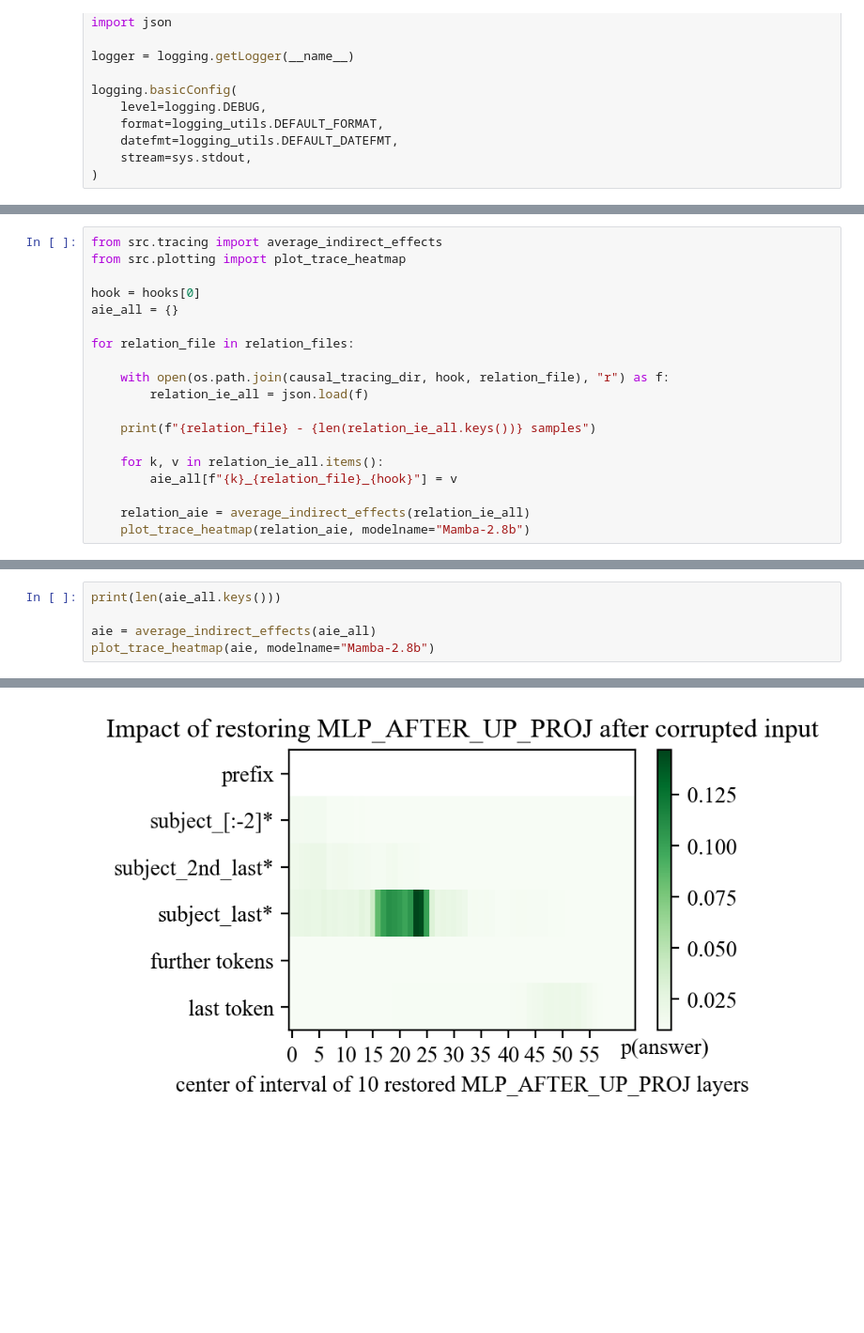
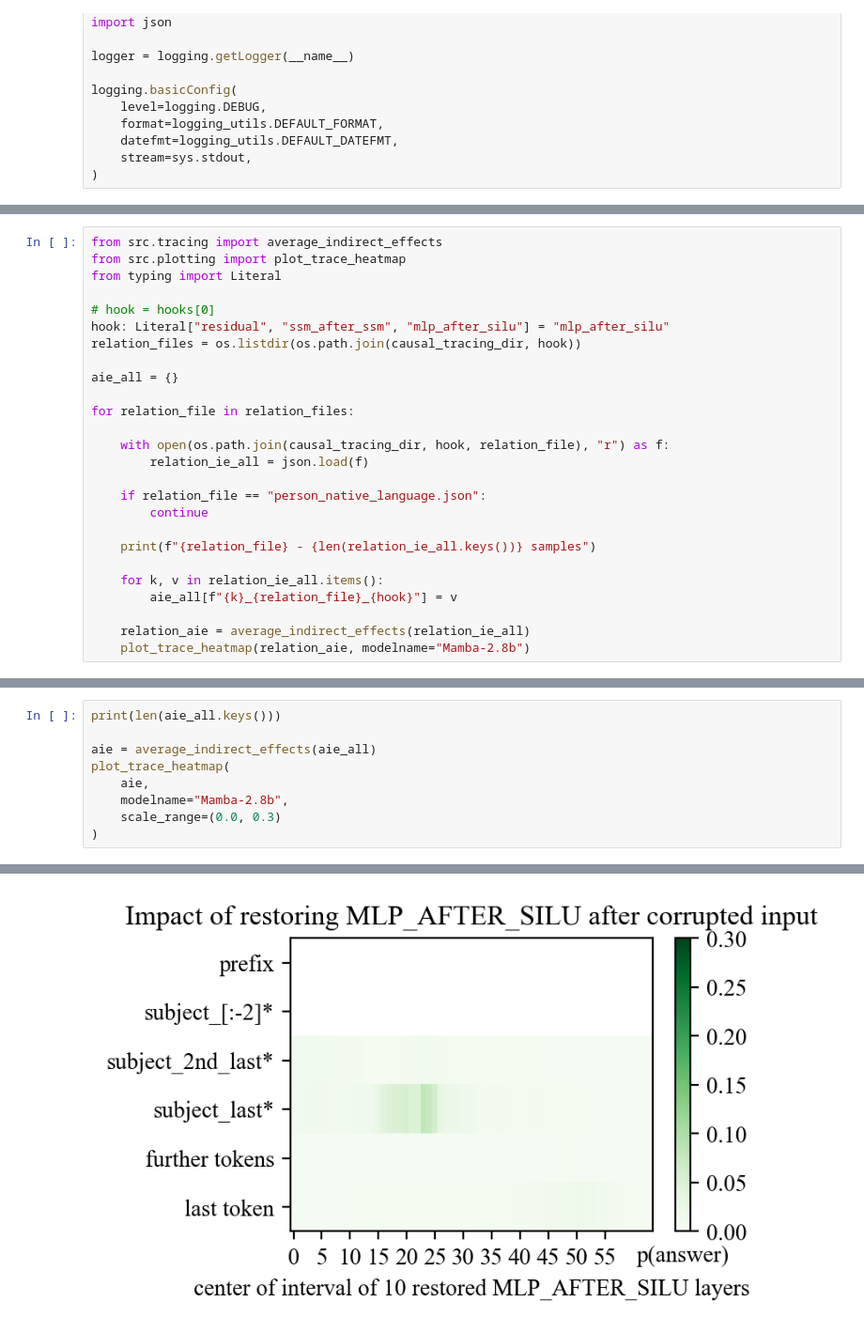
Before and after one commit to arnab-api/romba, a Jupyter notebook: notebooks/figures/causal_tracing.ipynb, the cells around one changed output, grey strips where cells are left out. Shown at 94% size. Saved outputs shown, nothing was run; the diff lists cells and outputs as text; blank space fills up the shorter version.

```diff
--- a/notebooks/figures/causal_tracing.ipynb
+++ b/notebooks/figures/causal_tracing.ipynb
@@ -31,14 +33,21 @@ relation_files = os.listdir(os.path.join(causal_tracing_dir, hooks[0]))
 # %%
 from src.tracing import average_indirect_effects
 from src.plotting import plot_trace_heatmap
+from typing import Literal
 
-hook = hooks[0]
+# hook = hooks[0]
+hook: Literal["residual", "ssm_after_ssm", "mlp_after_silu"] = "mlp_after_silu"
+relation_files = os.listdir(os.path.join(causal_tracing_dir, hook))
+
 aie_all = {}
 
 for relation_file in relation_files:
 
     with open(os.path.join(causal_tracing_dir, hook, relation_file), "r") as f:
         relation_ie_all = json.load(f)
+
+    if relation_file == "person_native_language.json":
+        continue
 
     print(f"{relation_file} - {len(relation_ie_all.keys())} samples")
 
@@ -94,5 +110,9 @@ place_in_city.json - 98 samples
 print(len(aie_all.keys()))
 
 aie = average_indirect_effects(aie_all)
-plot_trace_heatmap(aie, modelname="Mamba-2.8b")
+plot_trace_heatmap(
+    aie,
+    modelname="Mamba-2.8b",
+    scale_range=(0.0, 0.3)
+)
 # %% [output]
@@ -105 +125 @@ plot_trace_heatmap(aie, modelname="Mamba-2.8b")
-[figure, old version]
+[figure, new version]
```
Also changed, not shown: parts of 3 cells of this notebook, 6 other files.
